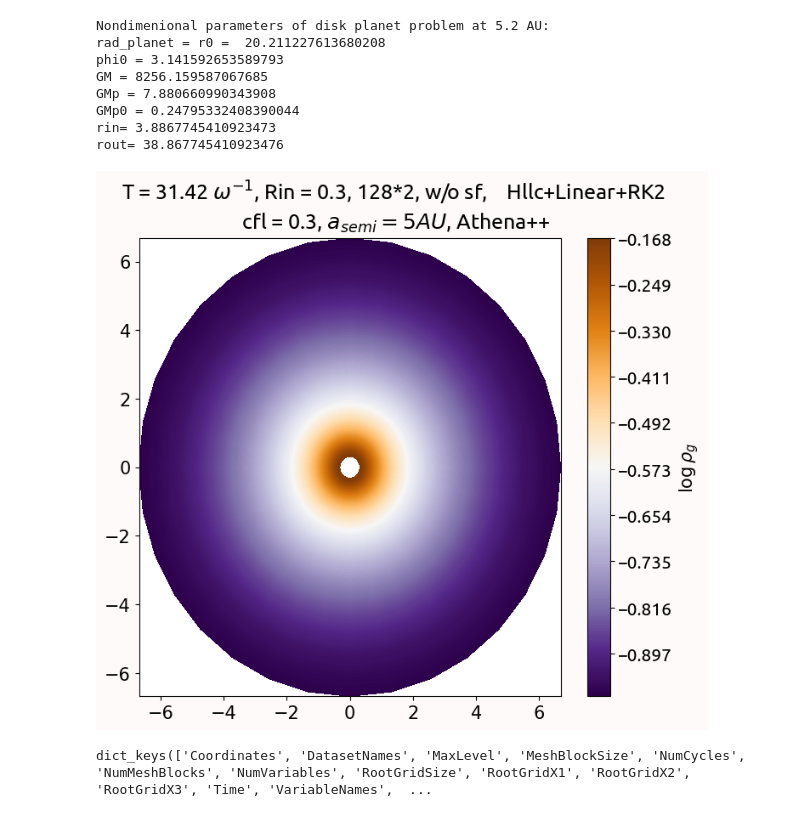
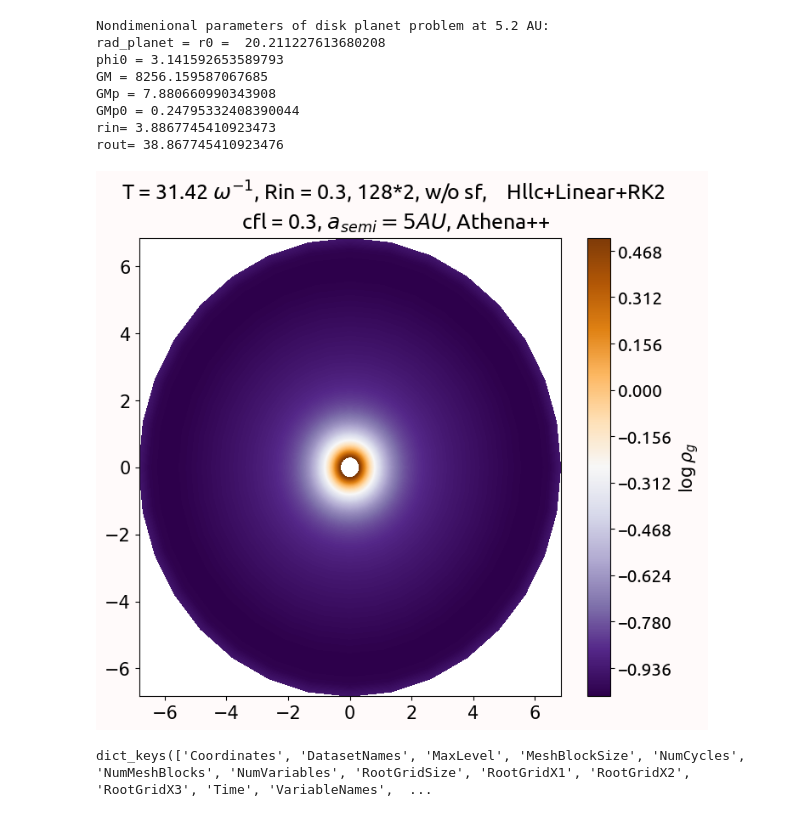
Before and after one commit to moore-wood/athena, a Jupyter notebook: vis/python/disk_planet_global.ipynb, the cells around one changed output. Saved outputs shown, nothing was run; the diff lists cells and outputs as text; code cells hidden in the pictures.

```diff
--- a/vis/python/disk_planet_global.ipynb
+++ b/vis/python/disk_planet_global.ipynb
@@ -135,7 +135,7 @@ def face_f_1(x1min,x1max,cell_width_ratio,num_face):
 # %%
 from preplot import pol2car, car2pol, v_Intplp2c_xy, dfdx_5pts, dfdx_7pts, curl_in_polar_rlog
 # %%
-DIR1 = '/home/mozhi/data/flux_test4/'
+DIR1 = '/home/mozhi/data/flux_test14/'
 
 for nstep in [10]:
     dT = pi
@@ -189,33 +189,33 @@ for nstep in [10]:
                    ,arrowstyle = '-', density = 1.0)'''
 
     R_bondi = 1.0
     R_Hill = 1.0
     # bondi radius
     a = -a_semi
     b = 0.0
     r = R_bondi/L_norm
     theta = arange(0, 2*pi, 0.01)
     x_bondi = a + r * cos(theta)
     y_bondi = b + r * sin(theta)
 
     x_Hill = a + R_Hill/L_norm*cos(theta)
     y_Hill = b + R_Hill/L_norm*sin(theta)
 
     '''
     for i in range(len(ax)):
         ax[i].set_xlim(x_planet-xs,x_planet+xs)
         ax[i].set_ylim(y_planet-ys,y_planet+ys)
         ax[i].set_aspect(1)
         ax[i].set_xlabel('$x(AU)$',fontsize =15)
         ax[i].set_ylabel('$y(AU)$',fontsize =15)
         ax[i].plot(x_bondi, y_bondi,'--',linewidth = 1,color = 'blue')
         ax[i].plot(x_Hill, y_Hill,'--',linewidth = 1,color = 'red')
     '''
 
 
     plt.suptitle('T = %.2f'%(nstep*dT)+' $\omega^{-1}$'+', Rin = 0.3, 128*2, w/o sf,\
     Hllc+Linear+RK2 \n cfl = 0.3, $a_{semi} = 5AU$, Athena++' )
 # %% [output]
-[figure, old version]
+[figure, new version]
 # %%
 print(data_prim.keys())
```
Also changed, not shown: parts of 10 cells of this notebook, 3 other files.
